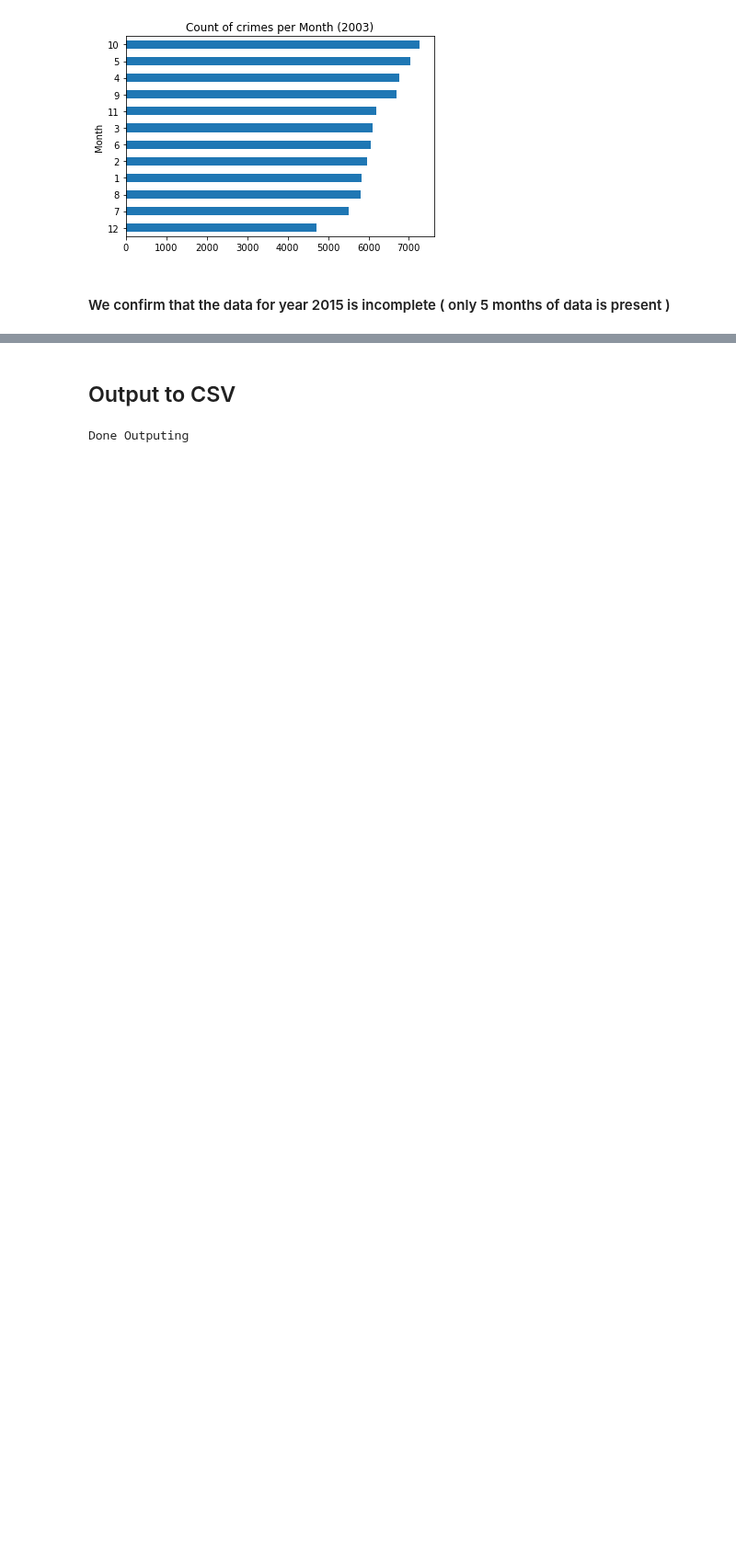
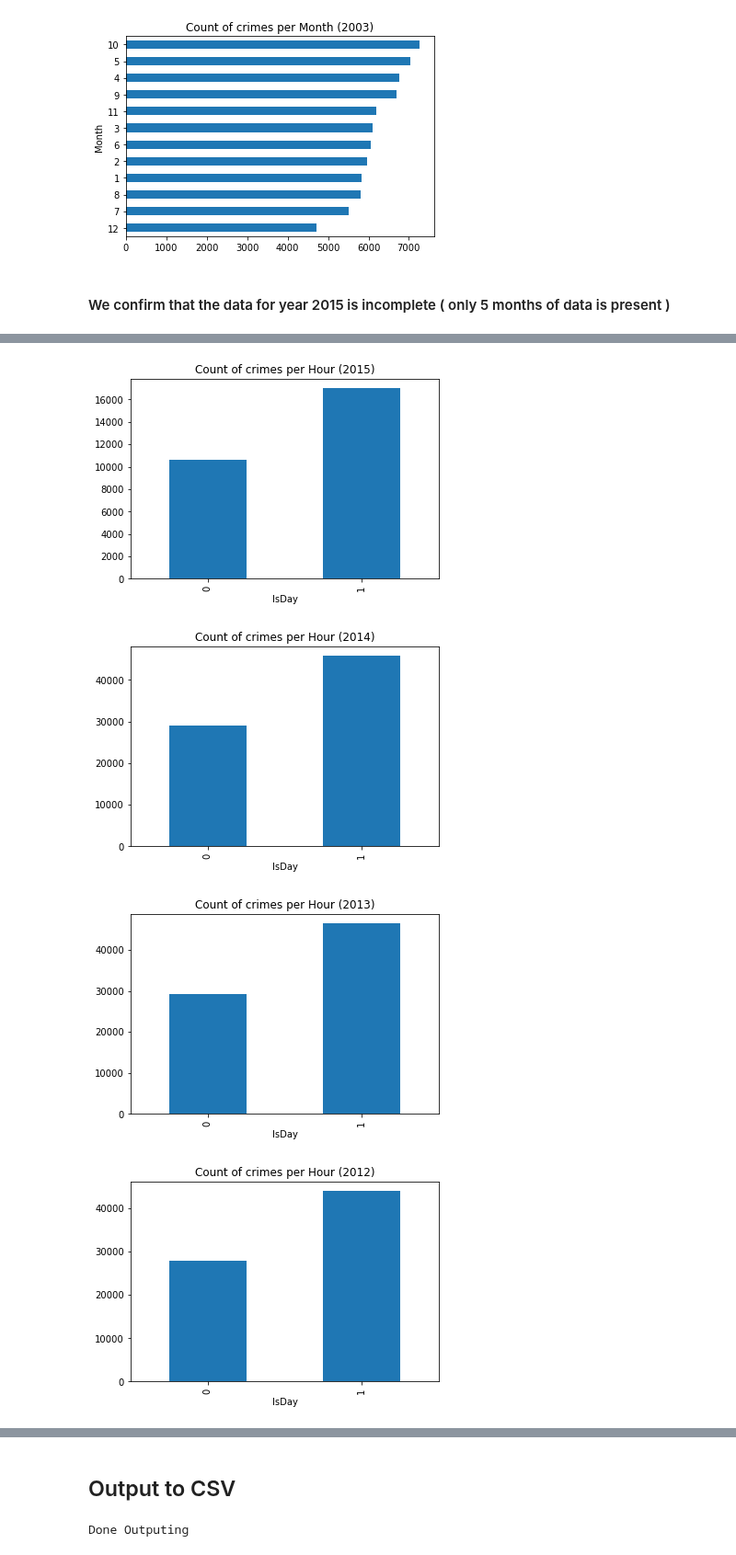
Before and after one commit to hamzael9/san-francisco-crime-classification, a Jupyter notebook: sf-crimes-feature-engineering-1-date.ipynb, the cells around one changed output, grey strips where cells are left out. Shown at 92% size. Drawn from its saved outputs; the diff is of its cells as text; code cells hidden in the pictures; blank space fills up the shorter version.

```diff
--- a/sf-crimes-feature-engineering-1-date.ipynb
+++ b/sf-crimes-feature-engineering-1-date.ipynb
@@ -218,0 +272,12 @@ for y in train_df.Year.unique():
+# %%
+# Create IsDay Column
+train_df['IsDay']  = train_df.Hour.apply(lambda x: 1 if (x > 7 and x < 20) else 0)
+# %%
+for y in train_df.Year.unique():
+    ax = train_df[train_df['Year'] == y].groupby('IsDay')['Descript'].count().sort_values().plot(kind='bar', title=f'Count of crimes per Hour ({y})', fig=(18,7))
+    plt.show()
+# %% [output]
+[figure, added]
+[figure, added]
+[figure, added]
+[figure, added]
```
Also changed, not shown: parts of 12 cells of this notebook.
